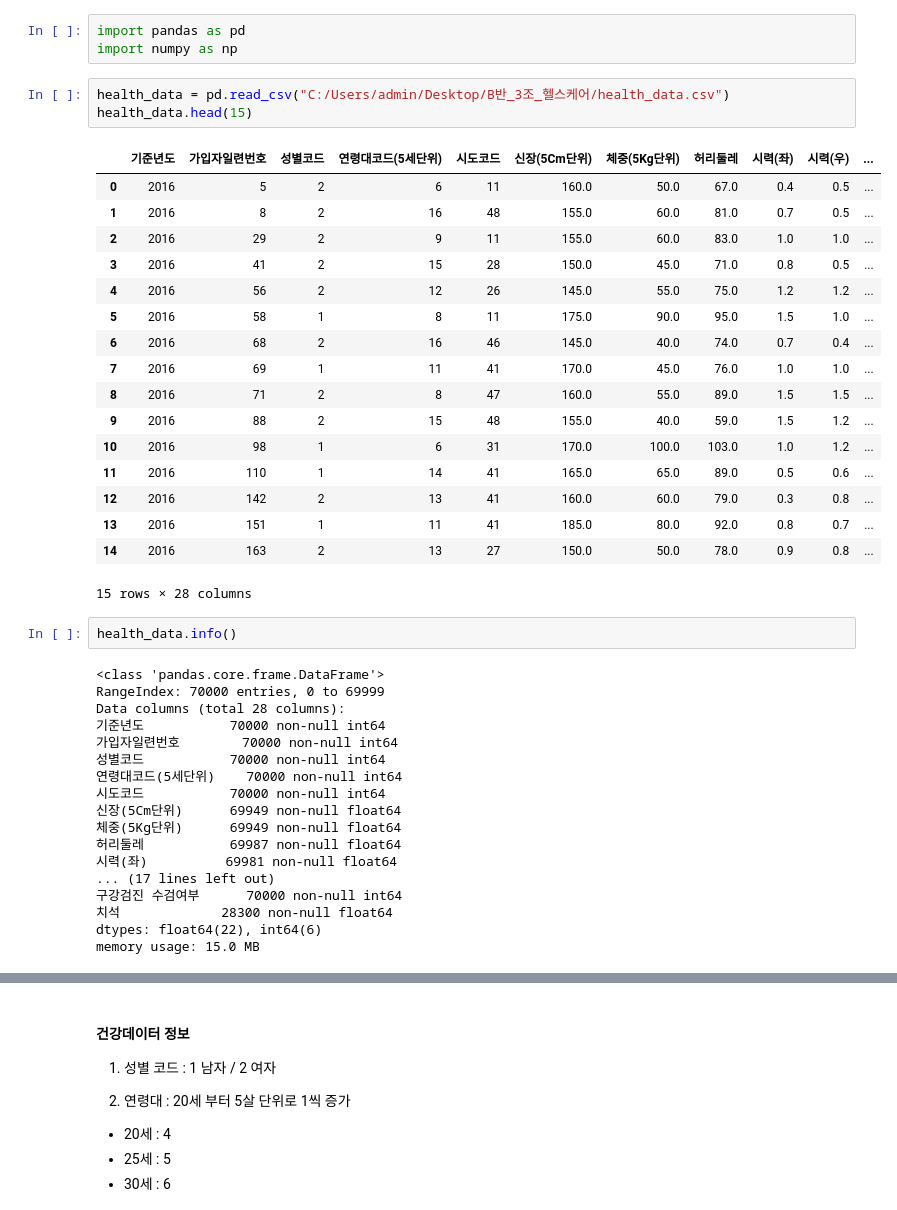
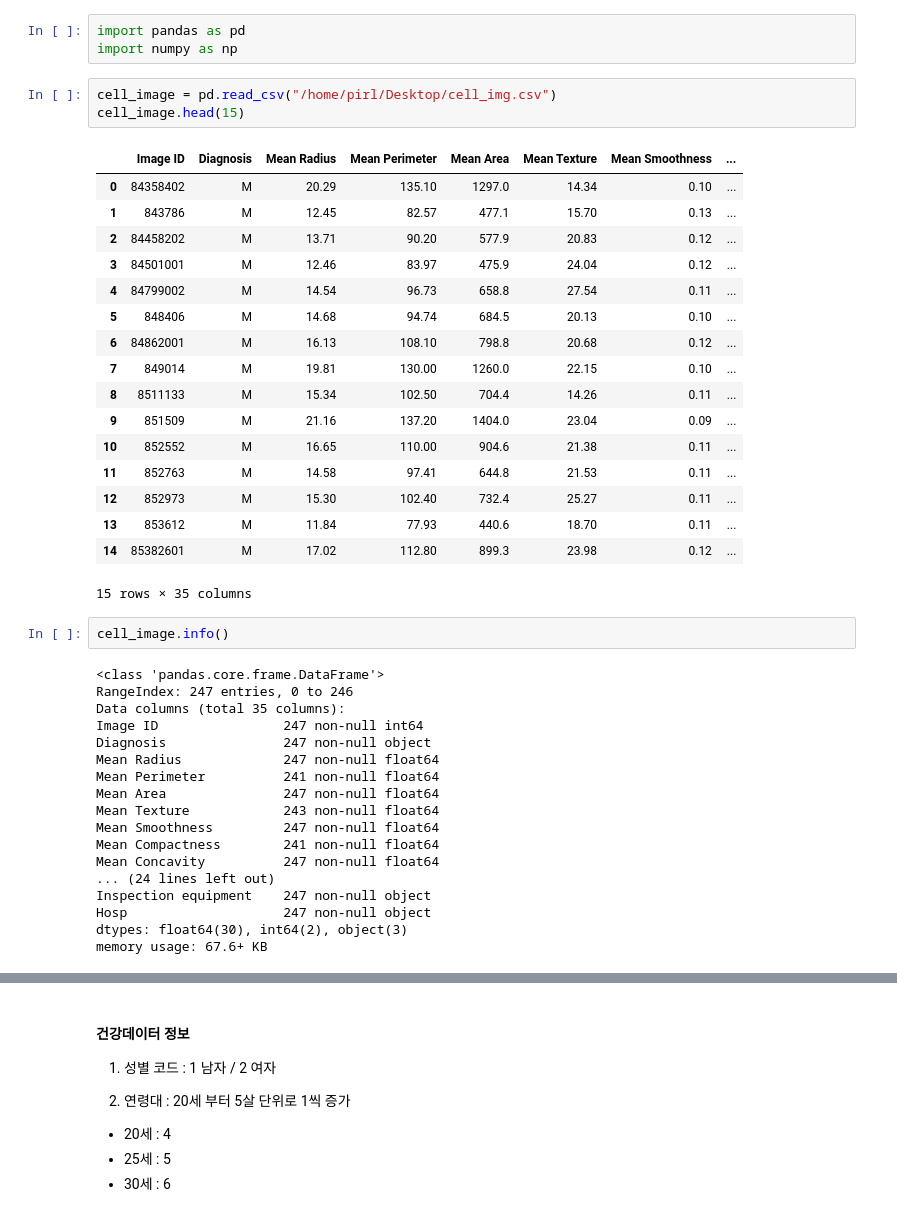
Before and after one commit to juseonjeong/pythonStudy_seon, a Jupyter notebook: py_study/Healthcare.ipynb, the cells around one changed output, grey strips where cells are left out. Cells and saved outputs as stored; diff of their text form.

Commit message:
health

```diff
--- a/py_study/Healthcare.ipynb
+++ b/py_study/Healthcare.ipynb
@@ -2,44 +2,44 @@
 import pandas as pd
 import numpy as np
 # %%
-health_data = pd.read_csv("C:/Users/admin/Desktop/B반_3조_헬스케어/health_data.csv")
-health_data.head(15)
+cell_image = pd.read_csv("/home/pirl/Desktop/cell_img.csv")
+cell_image.head(15)
 # %% [output]
-|  | 기준년도 | 가입자일련번호 | 성별코드 | 연령대코드(5세단위) | 시도코드 | 신장(5Cm단위) | 체중(5Kg단위) | 허리둘레 | 시력(좌) | 시력(우) | ... |
-| 0 | 2016 | 5 | 2 | 6 | 11 | 160.0 | 50.0 | 67.0 | 0.4 | 0.5 | ... |
-| 1 | 2016 | 8 | 2 | 16 | 48 | 155.0 | 60.0 | 81.0 | 0.7 | 0.5 | ... |
-| 2 | 2016 | 29 | 2 | 9 | 11 | 155.0 | 60.0 | 83.0 | 1.0 | 1.0 | ... |
-| 3 | 2016 | 41 | 2 | 15 | 28 | 150.0 | 45.0 | 71.0 | 0.8 | 0.5 | ... |
-| 4 | 2016 | 56 | 2 | 12 | 26 | 145.0 | 55.0 | 75.0 | 1.2 | 1.2 | ... |
-| 5 | 2016 | 58 | 1 | 8 | 11 | 175.0 | 90.0 | 95.0 | 1.5 | 1.0 | ... |
-| 6 | 2016 | 68 | 2 | 16 | 46 | 145.0 | 40.0 | 74.0 | 0.7 | 0.4 | ... |
-| 7 | 2016 | 69 | 1 | 11 | 41 | 170.0 | 45.0 | 76.0 | 1.0 | 1.0 | ... |
-| 8 | 2016 | 71 | 2 | 8 | 47 | 160.0 | 55.0 | 89.0 | 1.5 | 1.5 | ... |
-| 9 | 2016 | 88 | 2 | 15 | 48 | 155.0 | 40.0 | 59.0 | 1.5 | 1.2 | ... |
-| 10 | 2016 | 98 | 1 | 6 | 31 | 170.0 | 100.0 | 103.0 | 1.0 | 1.2 | ... |
-| 11 | 2016 | 110 | 1 | 14 | 41 | 165.0 | 65.0 | 89.0 | 0.5 | 0.6 | ... |
-| 12 | 2016 | 142 | 2 | 13 | 41 | 160.0 | 60.0 | 79.0 | 0.3 | 0.8 | ... |
-| 13 | 2016 | 151 | 1 | 11 | 41 | 185.0 | 80.0 | 92.0 | 0.8 | 0.7 | ... |
-| 14 | 2016 | 163 | 2 | 13 | 27 | 150.0 | 50.0 | 78.0 | 0.9 | 0.8 | ... |
+|  | Image ID | Diagnosis | Mean Radius | Mean Perimeter | Mean Area | Mean Texture | Mean Smoothness | ... |
+| 0 | 84358402 | M | 20.29 | 135.10 | 1297.0 | 14.34 | 0.10 | ... |
+| 1 | 843786 | M | 12.45 | 82.57 | 477.1 | 15.70 | 0.13 | ... |
+| 2 | 84458202 | M | 13.71 | 90.20 | 577.9 | 20.83 | 0.12 | ... |
+| 3 | 84501001 | M | 12.46 | 83.97 | 475.9 | 24.04 | 0.12 | ... |
+| 4 | 84799002 | M | 14.54 | 96.73 | 658.8 | 27.54 | 0.11 | ... |
+| 5 | 848406 | M | 14.68 | 94.74 | 684.5 | 20.13 | 0.10 | ... |
+| 6 | 84862001 | M | 16.13 | 108.10 | 798.8 | 20.68 | 0.12 | ... |
+| 7 | 849014 | M | 19.81 | 130.00 | 1260.0 | 22.15 | 0.10 | ... |
+| 8 | 8511133 | M | 15.34 | 102.50 | 704.4 | 14.26 | 0.11 | ... |
+| 9 | 851509 | M | 21.16 | 137.20 | 1404.0 | 23.04 | 0.09 | ... |
+| 10 | 852552 | M | 16.65 | 110.00 | 904.6 | 21.38 | 0.11 | ... |
+| 11 | 852763 | M | 14.58 | 97.41 | 644.8 | 21.53 | 0.11 | ... |
+| 12 | 852973 | M | 15.30 | 102.40 | 732.4 | 25.27 | 0.11 | ... |
+| 13 | 853612 | M | 11.84 | 77.93 | 440.6 | 18.70 | 0.11 | ... |
+| 14 | 85382601 | M | 17.02 | 112.80 | 899.3 | 23.98 | 0.12 | ... |
-15 rows × 28 columns
+15 rows × 35 columns
 # %%
-health_data.info()
+cell_image.info()
 # %% [output]
 <class 'pandas.core.frame.DataFrame'>
-RangeIndex: 70000 entries, 0 to 69999
-Data columns (total 28 columns):
-기준년도           70000 non-null int64
-가입자일련번호        70000 non-null int64
-성별코드           70000 non-null int64
-연령대코드(5세단위)    70000 non-null int64
-시도코드           70000 non-null int64
-신장(5Cm단위)      69949 non-null float64
-체중(5Kg단위)      69949 non-null float64
-허리둘레           69987 non-null float64
-시력(좌)          69981 non-null float64
-... (17 lines left out)
-구강검진 수검여부      70000 non-null int64
-치석             28300 non-null float64
-dtypes: float64(22), int64(6)
-memory usage: 15.0 MB
+RangeIndex: 247 entries, 0 to 246
+Data columns (total 35 columns):
+Image ID                247 non-null int64
+Diagnosis               247 non-null object
+Mean Radius             247 non-null float64
+Mean Perimeter          241 non-null float64
+Mean Area               247 non-null float64
+Mean Texture            243 non-null float64
+Mean Smoothness         247 non-null float64
+Mean Compactness        241 non-null float64
+Mean Concavity          247 non-null float64
+... (24 lines left out)
+Inspection equipment    247 non-null object
+Hosp                    247 non-null object
+dtypes: float64(30), int64(2), object(3)
+memory usage: 67.6+ KB
 # %%
```
Also changed, not shown: parts of 22 cells of this notebook.
